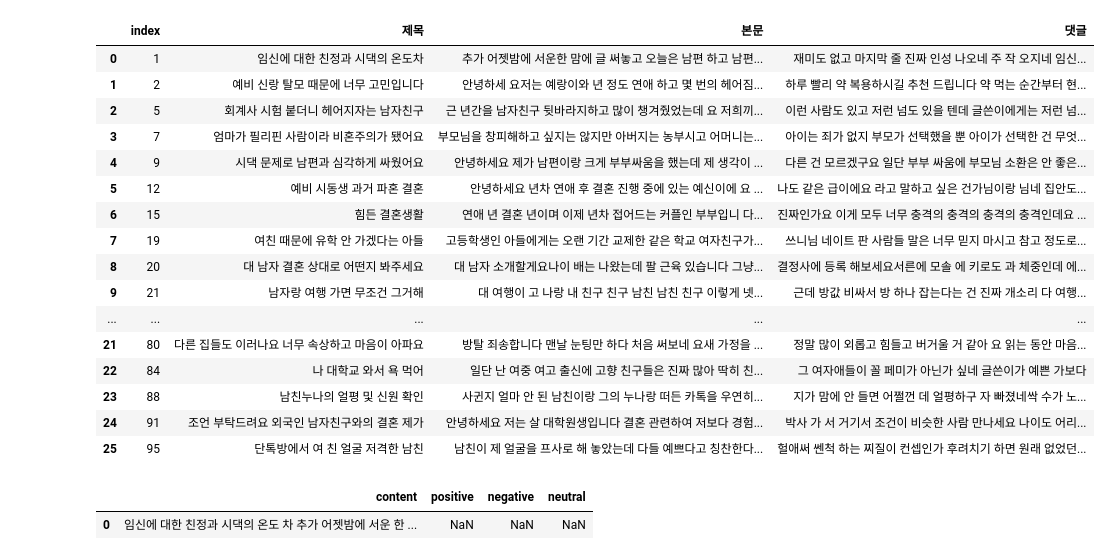
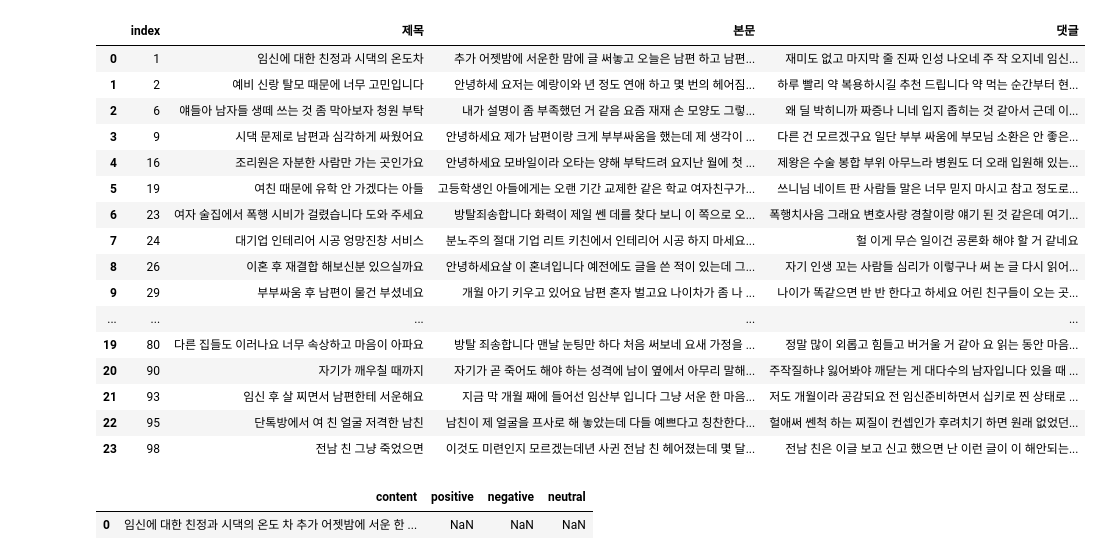
Before and after one commit to CSID-DGU/2021-1-CECD3-Bigdaterminator-5, a Jupyter notebook: source/nate_pann/네이트판_감성분석.ipynb, the cells around one changed output. Saved outputs shown, nothing was run; the diff lists cells and outputs as text; code cells hidden in the pictures.

```diff
--- a/source/nate_pann/네이트판_감성분석.ipynb
+++ b/source/nate_pann/네이트판_감성분석.ipynb
@@ -17,39 +17,39 @@ from konlpy.tag import Komoran
 # %%
 #각 키워드에 해당하는 내용 정리
 #예시: ['결혼', '남자', '남편', '본인', '부모', '시간', '엄마', '여자', '자기', '친구']
 from IPython.core.display import display, HTML
 from konlpy.tag import Okt
 
 #키워드에 해당하는 제목, 본문, 댓글 출력, 추후 iteration 돌며 10가지 모두 할 것
-key = '친구'
+key = '자기'
 
 final = pd.DataFrame(columns = ['contents'])
 
 f = pd.read_csv('natepann.csv')
 
 is_key = f['본문'].str.contains(key, na=False)
 
 f_key = f[is_key]
 f_key = f_key.reset_index()
 f_key
 # %% [output]
 |  | index | 제목 | 본문 | 댓글 |
 | 0 | 1 | 임신에 대한 친정과 시댁의 온도차 | 추가 어젯밤에 서운한 맘에 글 써놓고 오늘은 남편 하고 남편... | 재미도 없고 마지막 줄 진짜 인성 나오네 주 작 오지네 임신... |
 | 1 | 2 | 예비 신랑 탈모 때문에 너무 고민입니다 | 안녕하세 요저는 예랑이와 년 정도 연애 하고 몇 번의 헤어짐... | 하루 빨리 약 복용하시길 추천 드립니다 약 먹는 순간부터 현... |
-| 2 | 5 | 회계사 시험 붙더니 헤어지자는 남자친구 | 근 년간을 남자친구 뒷바라지하고 많이 챙겨줬었는데 요 저희끼... | 이런 사람도 있고 저런 넘도 있을 텐데 글쓴이에게는 저런 넘... |
-| 3 | 7 | 엄마가 필리핀 사람이라 비혼주의가 됐어요 | 부모님을 창피해하고 싶지는 않지만 아버지는 농부시고 어머니는... | 아이는 죄가 없지 부모가 선택했을 뿐 아이가 선택한 건 무엇... |
-| 4 | 9 | 시댁 문제로 남편과 심각하게 싸웠어요 | 안녕하세요 제가 남편이랑 크게 부부싸움을 했는데 제 생각이 ... | 다른 건 모르겠구요 일단 부부 싸움에 부모님 소환은 안 좋은... |
-| 5 | 12 | 예비 시동생 과거 파혼 결혼 | 안녕하세요 년차 연애 후 결혼 진행 중에 있는 예신이에 요 ... | 나도 같은 급이에요 라고 말하고 싶은 건가님이랑 님네 집안도... |
-| 6 | 15 | 힘든 결혼생활 | 연애 년 결혼 년이며 이제 년차 접어드는 커플인 부부입니 다... | 진짜인가요 이게 모두 너무 충격의 충격의 충격의 충격인데요 ... |
-| 7 | 19 | 여친 때문에 유학 안 가겠다는 아들 | 고등학생인 아들에게는 오랜 기간 교제한 같은 학교 여자친구가... | 쓰니님 네이트 판 사람들 말은 너무 믿지 마시고 참고 정도로... |
-| 8 | 20 | 대 남자 결혼 상대로 어떤지 봐주세요 | 대 남자 소개할게요나이 배는 나왔는데 팔 근육 있습니다 그냥... | 결정사에 등록 해보세요서른에 모솔 에 키로도 과 체중인데 에... |
-| 9 | 21 | 남자랑 여행 가면 무조건 그거해 | 대 여행이 고 나랑 내 친구 친구 남친 남친 친구 이렇게 넷... | 근데 방값 비싸서 방 하나 잡는다는 건 진짜 개소리 다 여행... |
+| 2 | 6 | 얘들아 남자들 생떼 쓰는 것 좀 막아보자 청원 부탁 | 내가 설명이 좀 부족했던 거 같음 요즘 재재 손 모양도 그렇... | 왜 딜 박히니까 짜증나 니네 입지 좁히는 것 같아서 근데 이... |
+| 3 | 9 | 시댁 문제로 남편과 심각하게 싸웠어요 | 안녕하세요 제가 남편이랑 크게 부부싸움을 했는데 제 생각이 ... | 다른 건 모르겠구요 일단 부부 싸움에 부모님 소환은 안 좋은... |
+| 4 | 16 | 조리원은 자분한 사람만 가는 곳인가요 | 안녕하세요 모바일이라 오타는 양해 부탁드려 요지난 월에 첫 ... | 제왕은 수술 봉합 부위 아무느라 병원도 더 오래 입원해 있는... |
+| 5 | 19 | 여친 때문에 유학 안 가겠다는 아들 | 고등학생인 아들에게는 오랜 기간 교제한 같은 학교 여자친구가... | 쓰니님 네이트 판 사람들 말은 너무 믿지 마시고 참고 정도로... |
+| 6 | 23 | 여자 술집에서 폭행 시비가 걸렸습니다 도와 주세요 | 방탈죄송합니다 화력이 제일 쎈 데를 찾다 보니 이 쪽으로 오... | 폭행치사음 그래요 변호사랑 경찰이랑 얘기 된 것 같은데 여기... |
+| 7 | 24 | 대기업 인테리어 시공 엉망진창 서비스 | 분노주의 절대 기업 리트 키친에서 인테리어 시공 하지 마세요... | 헐 이게 무슨 일이건 공론화 해야 할 거 같네요 |
+| 8 | 26 | 이혼 후 재결합 해보신분 있으실까요 | 안녕하세요살 이 혼녀입니다 예전에도 글을 쓴 적이 있는데 그... | 자기 인생 꼬는 사람들 심리가 이렇구나 써 논 글 다시 읽어... |
+| 9 | 29 | 부부싸움 후 남편이 물건 부셨네요 | 개월 아기 키우고 있어요 남편 혼자 벌고요 나이차가 좀 나 ... | 나이가 똑같으면 반 반 한다고 하세요 어린 친구들이 오는 곳... |
 | ... | ... | ... | ... | ... |
-| 21 | 80 | 다른 집들도 이러나요 너무 속상하고 마음이 아파요 | 방탈 죄송합니다 맨날 눈팅만 하다 처음 써보네 요새 가정을 ... | 정말 많이 외롭고 힘들고 버거울 거 같아 요 읽는 동안 마음... |
-| 22 | 84 | 나 대학교 와서 욕 먹어 | 일단 난 여중 여고 출신에 고향 친구들은 진짜 많아 딱히 친... | 그 여자애들이 꼴 페미가 아닌가 싶네 글쓴이가 예쁜 가보다 |
-| 23 | 88 | 남친누나의 얼평 및 신원 확인 | 사귄지 얼마 안 된 남친이랑 그의 누나랑 떠든 카톡을 우연히... | 지가 맘에 안 들면 어쩔껀 데 얼평하구 자 빠졌네싹 수가 노... |
-| 24 | 91 | 조언 부탁드려요 외국인 남자친구와의 결혼 제가 | 안녕하세요 저는 살 대학원생입니다 결혼 관련하여 저보다 경험... | 박사 가 서 거기서 조건이 비슷한 사람 만나세요 나이도 어리... |
-| 25 | 95 | 단톡방에서 여 친 얼굴 저격한 남친 | 남친이 제 얼굴을 프사로 해 놓았는데 다들 예쁘다고 칭찬한다... | 헐애써 쎈척 하는 찌질이 컨셉인가 후려치기 하면 원래 없었던... |
+| 19 | 80 | 다른 집들도 이러나요 너무 속상하고 마음이 아파요 | 방탈 죄송합니다 맨날 눈팅만 하다 처음 써보네 요새 가정을 ... | 정말 많이 외롭고 힘들고 버거울 거 같아 요 읽는 동안 마음... |
+| 20 | 90 | 자기가 깨우칠 때까지 | 자기가 곧 죽어도 해야 하는 성격에 남이 옆에서 아무리 말해... | 주작질하냐 잃어봐야 깨닫는 게 대다수의 남자입니다 있을 때 ... |
+| 21 | 93 | 임신 후 살 찌면서 남편한테 서운해요 | 지금 막 개월 째에 들어선 임산부 입니다 그냥 서운 한 마음... | 저도 개월이라 공감되요 전 임신준비하면서 십키로 찐 상태로 ... |
+| 22 | 95 | 단톡방에서 여 친 얼굴 저격한 남친 | 남친이 제 얼굴을 프사로 해 놓았는데 다들 예쁘다고 칭찬한다... | 헐애써 쎈척 하는 찌질이 컨셉인가 후려치기 하면 원래 없었던... |
+| 23 | 98 | 전남 친 그냥 죽었으면 | 이것도 미련인지 모르겠는데년 사귄 전남 친 헤어졌는데 몇 달... | 전남 친은 이글 보고 신고 했으면 난 이런 글이 이 해안되는... |
 # %%
 final_key = pd.DataFrame(columns = ['tokenized'])
 komoran = Komoran()
```
Also changed, not shown: parts of 3 cells of this notebook.
